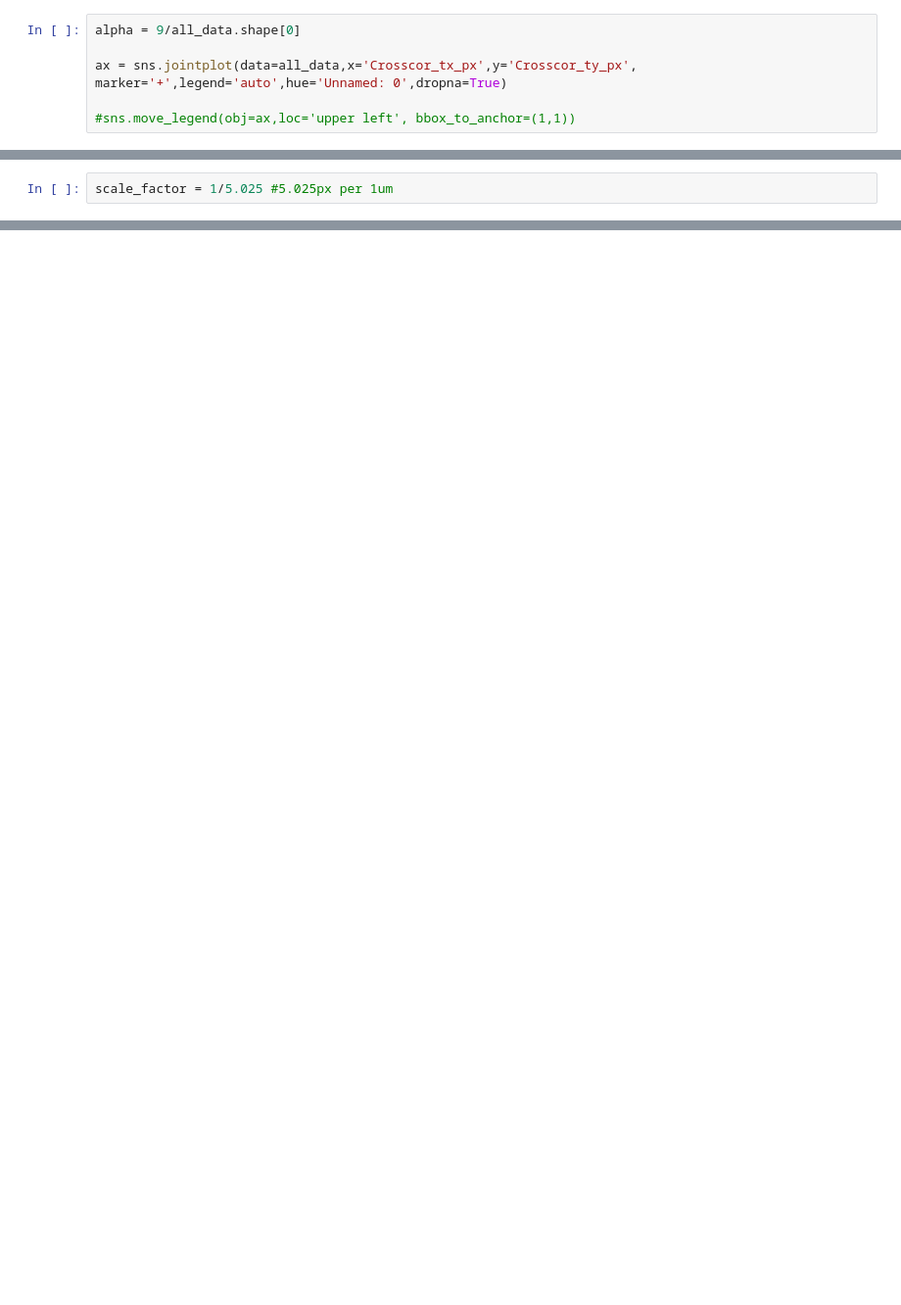
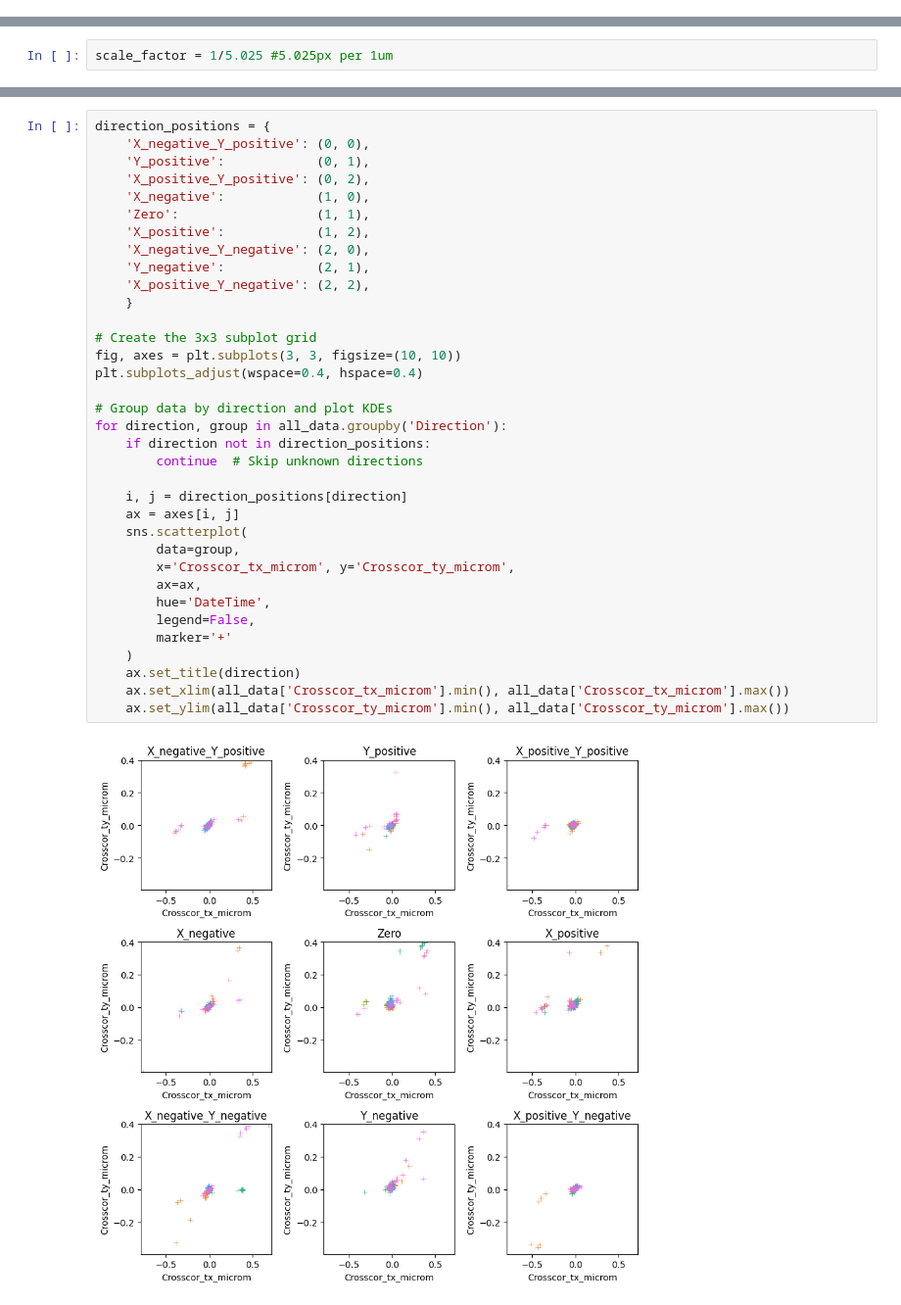
Before and after one commit to Open-2-Photon-Microscope/OF-larger-delta-stage, a Jupyter notebook: code/S5_Notebook.ipynb, the cells around one changed output, grey strips where cells are left out. Shown at 98% size. Drawn from its saved outputs; the diff is of its cells as text; blank space fills up the shorter version.

```diff
--- a/code/S5_Notebook.ipynb
+++ b/code/S5_Notebook.ipynb
@@ -150,6 +149,0 @@ import seaborn as sns
-# %%
-alpha = 9/all_data.shape[0]
-
-ax = sns.jointplot(data=all_data,x='Crosscor_tx_px',y='Crosscor_ty_px', marker='+',legend='auto',hue='Unnamed: 0',dropna=True)
-
-#sns.move_legend(obj=ax,loc='upper left', bbox_to_anchor=(1,1))
@@ -257,0 +245,37 @@ gs.tight_layout(fig)
+# %%
+direction_positions = {
+    'X_negative_Y_positive': (0, 0),
+    'Y_positive':            (0, 1),
+    'X_positive_Y_positive': (0, 2),
+    'X_negative':            (1, 0),
+    'Zero':                  (1, 1),
+    'X_positive':            (1, 2),
+    'X_negative_Y_negative': (2, 0),
+    'Y_negative':            (2, 1),
+    'X_positive_Y_negative': (2, 2),
+    }
+
+# Create the 3x3 subplot grid
+fig, axes = plt.subplots(3, 3, figsize=(10, 10))
+plt.subplots_adjust(wspace=0.4, hspace=0.4)
+
+# Group data by direction and plot KDEs
+for direction, group in all_data.groupby('Direction'):
+    if direction not in direction_positions:
+        continue  # Skip unknown directions
+
+    i, j = direction_positions[direction]
+    ax = axes[i, j]
+    sns.scatterplot(
+        data=group,
+        x='Crosscor_tx_microm', y='Crosscor_ty_microm',
+        ax=ax,
+        hue='DateTime',
+        legend=False,
+        marker='+'
+    )
+    ax.set_title(direction)
+    ax.set_xlim(all_data['Crosscor_tx_microm'].min(), all_data['Crosscor_tx_microm'].max())
+    ax.set_ylim(all_data['Crosscor_ty_microm'].min(), all_data['Crosscor_ty_microm'].max())
+# %% [output]
+[figure, added]
```
Also changed, not shown: parts of 23 cells of this notebook, 2 other files.
